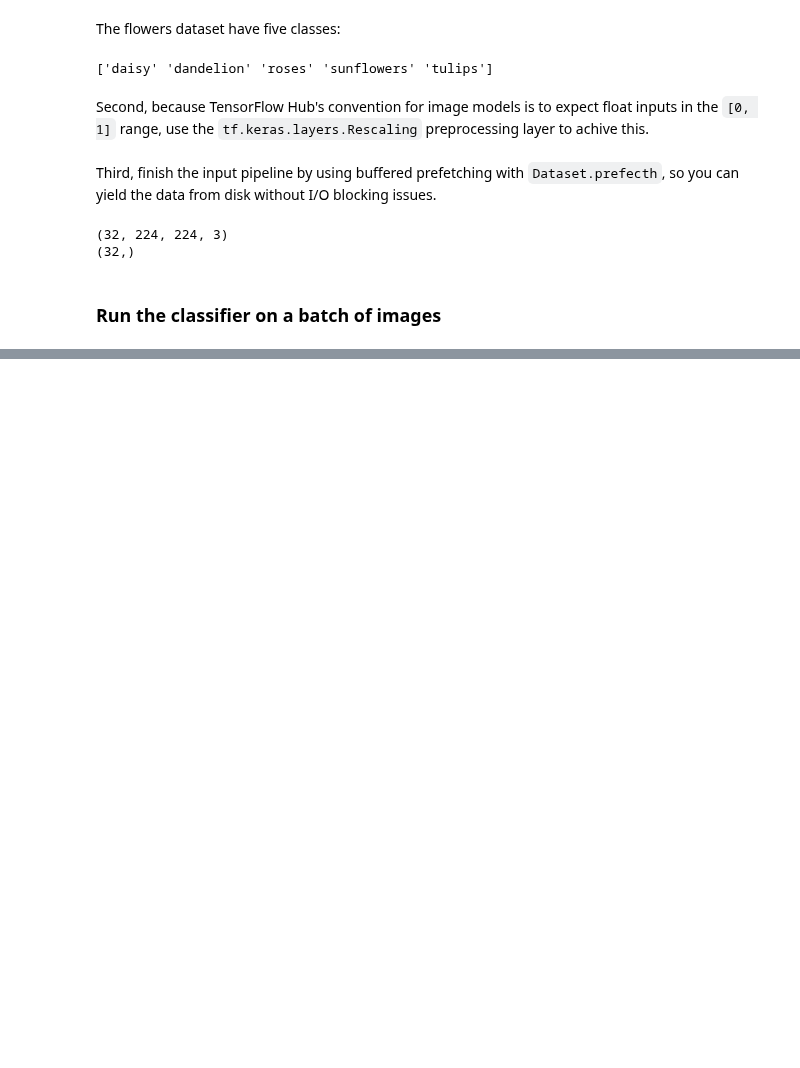
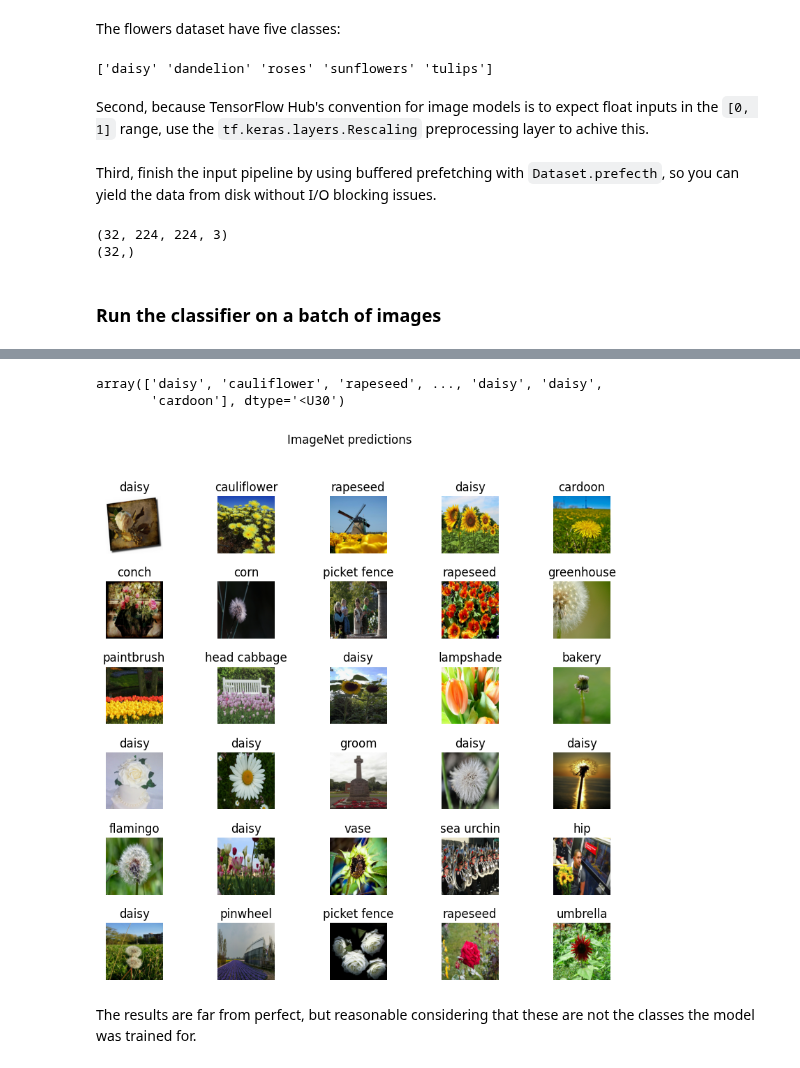
Before and after one commit to llorenscapotorres/TensorFlow, a Jupyter notebook: Transfer_Learning/Feature_Extraction/04_transfer_learning_guide.ipynb, the cells around one changed output, grey strips where cells are left out. Drawn from its saved outputs; the diff is of its cells as text; code cells hidden in the pictures; blank space fills up the shorter version.

```diff
--- a/Transfer_Learning/Feature_Extraction/04_transfer_learning_guide.ipynb
+++ b/Transfer_Learning/Feature_Extraction/04_transfer_learning_guide.ipynb
@@ -155,3 +158,5 @@ for image_batch, labels_batch in train_ds:
 (32,)
 # %% [markdown]
 ### Run the classifier on a batch of images
+# %%
+result_batch = classifer.predict(train_ds)
@@ -157,0 +165,20 @@ for image_batch, labels_batch in train_ds:
+# %%
+predicted_class_name = imagenet_labels[tf.math.argmax(result_batch, axis=-1)]
+predicted_class_name
+# %% [output]
+array(['daisy', 'cauliflower', 'rapeseed', ..., 'daisy', 'daisy',
+       'cardoon'], dtype='<U30')
+# %%
+# Check how this predictions line up with the images:
+plt.figure(figsize=(10, 9))
+plt.subplots_adjust(hspace=0.5)
+for n in range(30):
+    plt.subplot(6, 5, n + 1)
+    plt.imshow(image_batch[n])
+    plt.title(predicted_class_name[n])
+    plt.axis('off')
+_ = plt.suptitle('ImageNet predictions')
+# %% [output]
+[figure, added]
+# %% [markdown]
+The results are far from perfect, but reasonable considering that these are not the classes the model was trained for.
```
Also changed, not shown: parts of 26 cells of this notebook, 34 other files.
